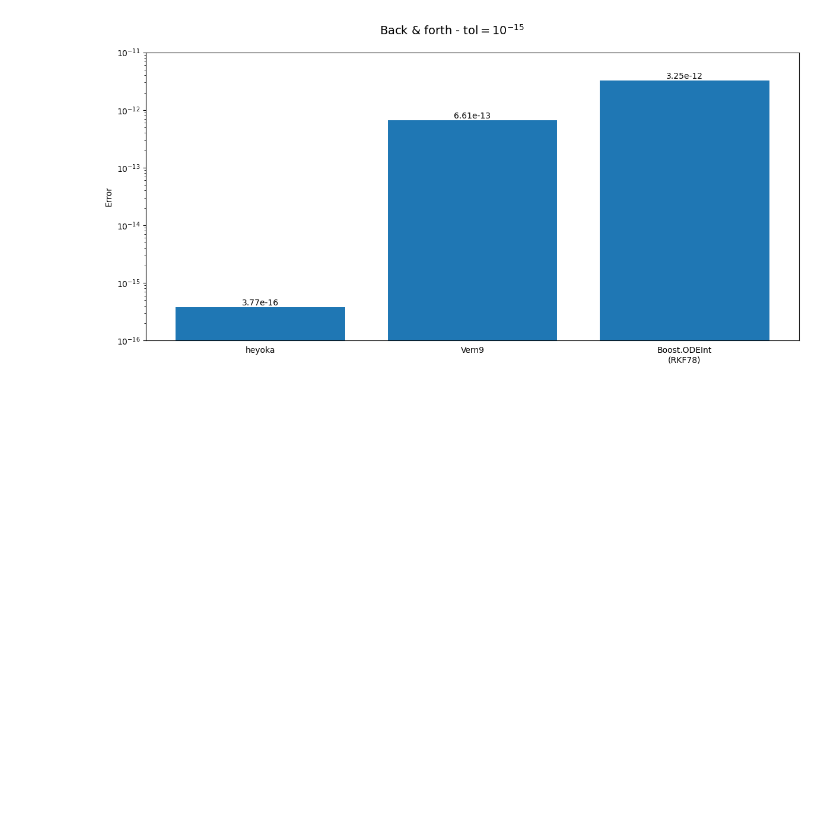
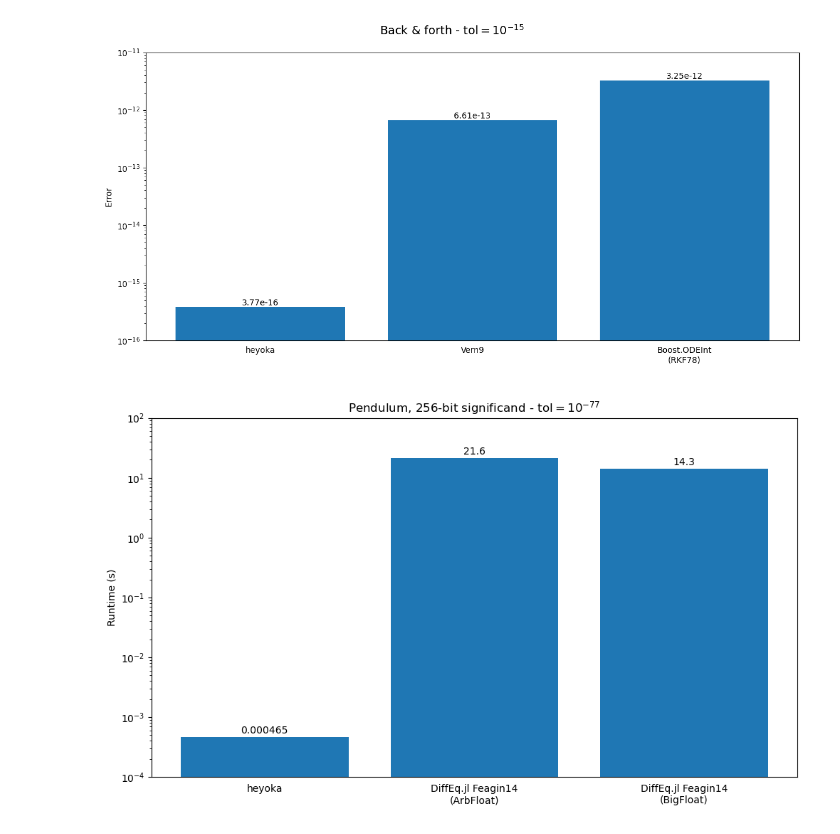
Before and after one commit to bluescarni/heyoka, a Jupyter notebook: tools/benchmark_results.ipynb, the cells around one changed output. Cells and saved outputs as stored; diff of their text form; code cells hidden in the pictures; blank space fills up the shorter version.

```diff
--- a/tools/benchmark_results.ipynb
+++ b/tools/benchmark_results.ipynb
@@ -401,3 +401,30 @@ plt.tight_layout()
 plt.savefig('bandf.png')
 # %% [output]
 [figure]
+# %%
+# Pendulum mp.
+pendulum_data = [0.000464636, 21.634, 14.287]
+pendulum_labels = ["heyoka", "DiffEq.jl Feagin14\n(ArbFloat)","DiffEq.jl Feagin14\n(BigFloat)"]
+
+fig = plt.figure(figsize=(10, 6))
+
+plt.yscale('log')
+plt.xticks(range(len(pendulum_data)), pendulum_labels)
+plt.ylabel('Runtime (s)')
+
+rects = plt.bar(range(len(pendulum_data)), pendulum_data)
+for rect in rects:
+    height = rect.get_height()
+    plt.text(rect.get_x() + rect.get_width()/2., height + height * .05,
+             '{:.3g}'.format(height),
+             ha='center', va='bottom')
+
+plt.tick_params(bottom=None)
+
+plt.ylim((1e-4, 1e2))
+
+plt.title(r'Pendulum, 256-bit significand - $\mathrm{tol}=10^{-77}$')
+
+plt.tight_layout()
+# %% [output]
+[figure, added]
```
Also changed, not shown: parts of 2 cells of this notebook, 11 other files.
